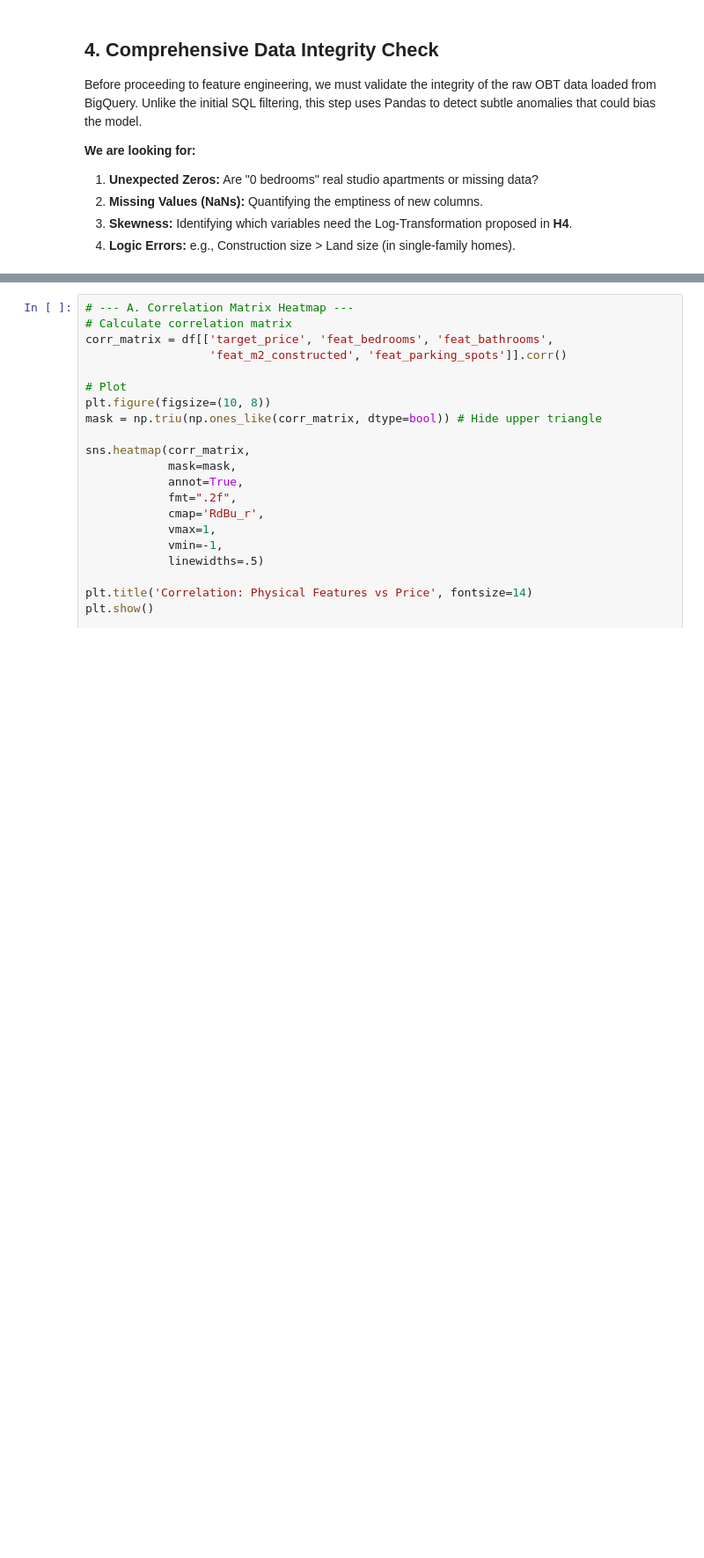
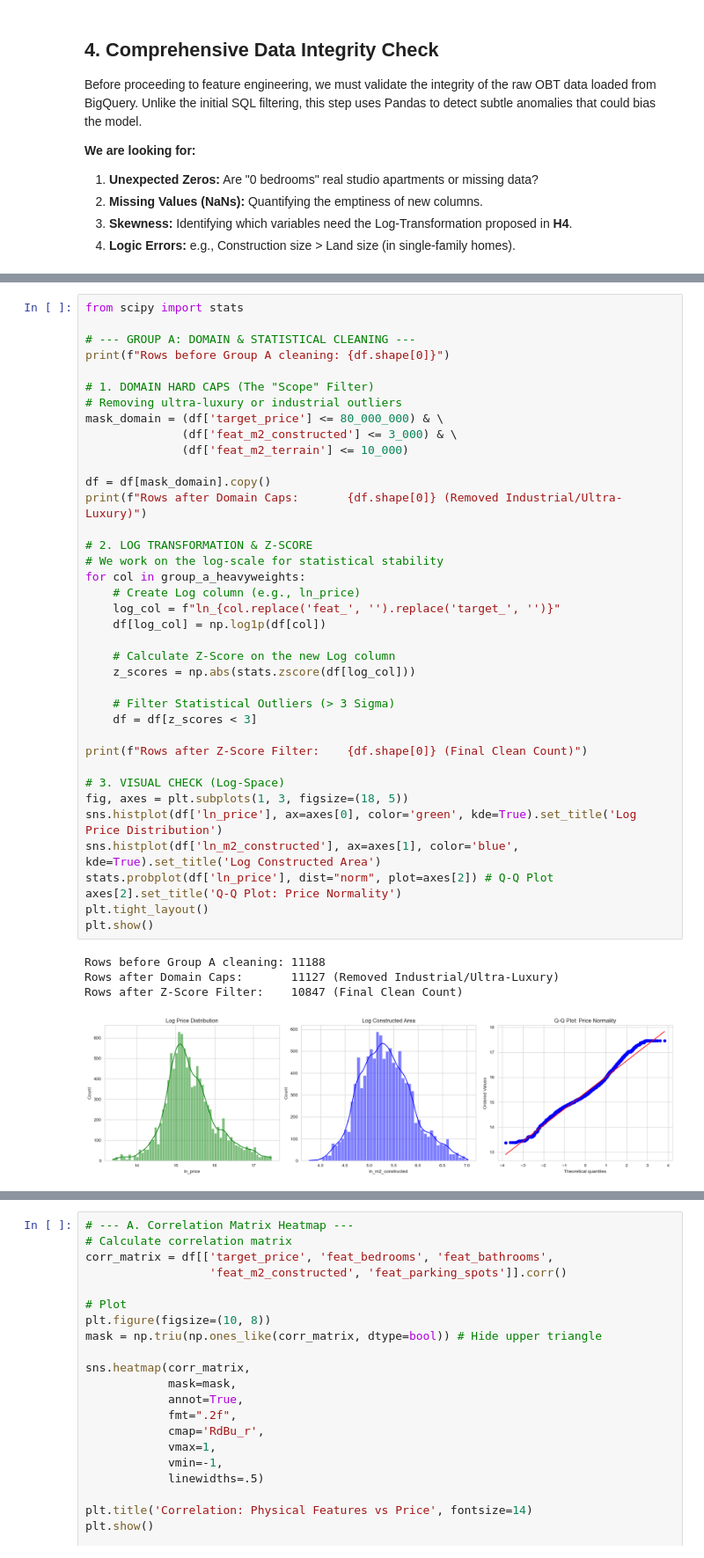
Before and after one commit to ColossalCoin/real-state-qro, a Jupyter notebook: notebooks/03_model_diagnosis_and_feature_engineering.ipynb, the cells around one changed output, grey strips where cells are left out. Shown at 88% size. Drawn from its saved outputs; the diff is of its cells as text; blank space fills up the shorter version.

```diff
--- a/notebooks/03_model_diagnosis_and_feature_engineering.ipynb
+++ b/notebooks/03_model_diagnosis_and_feature_engineering.ipynb
@@ -250,0 +407,43 @@ KeyError: 'feat_m2_land'
+# %%
+from scipy import stats
+
+# --- GROUP A: DOMAIN & STATISTICAL CLEANING ---
+print(f"Rows before Group A cleaning: {df.shape[0]}")
+
+# 1. DOMAIN HARD CAPS (The "Scope" Filter)
+# Removing ultra-luxury or industrial outliers
+mask_domain = (df['target_price'] <= 80_000_000) & \
+              (df['feat_m2_constructed'] <= 3_000) & \
+              (df['feat_m2_terrain'] <= 10_000)
+
+df = df[mask_domain].copy()
+print(f"Rows after Domain Caps:       {df.shape[0]} (Removed Industrial/Ultra-Luxury)")
+
+# 2. LOG TRANSFORMATION & Z-SCORE
+# We work on the log-scale for statistical stability
+for col in group_a_heavyweights:
+    # Create Log column (e.g., ln_price)
+    log_col = f"ln_{col.replace('feat_', '').replace('target_', '')}"
+    df[log_col] = np.log1p(df[col])
+
+    # Calculate Z-Score on the new Log column
+    z_scores = np.abs(stats.zscore(df[log_col]))
+
+    # Filter Statistical Outliers (> 3 Sigma)
+    df = df[z_scores < 3]
+
+print(f"Rows after Z-Score Filter:    {df.shape[0]} (Final Clean Count)")
+
+# 3. VISUAL CHECK (Log-Space)
+fig, axes = plt.subplots(1, 3, figsize=(18, 5))
+sns.histplot(df['ln_price'], ax=axes[0], color='green', kde=True).set_title('Log Price Distribution')
+sns.histplot(df['ln_m2_constructed'], ax=axes[1], color='blue', kde=True).set_title('Log Constructed Area')
+stats.probplot(df['ln_price'], dist="norm", plot=axes[2]) # Q-Q Plot
+axes[2].set_title('Q-Q Plot: Price Normality')
+plt.tight_layout()
+plt.show()
+# %% [output]
+Rows before Group A cleaning: 11188
+Rows after Domain Caps:       11127 (Removed Industrial/Ultra-Luxury)
+Rows after Z-Score Filter:    10847 (Final Clean Count)
+[figure, added]
```
Also changed, not shown: parts of 15 cells of this notebook.
